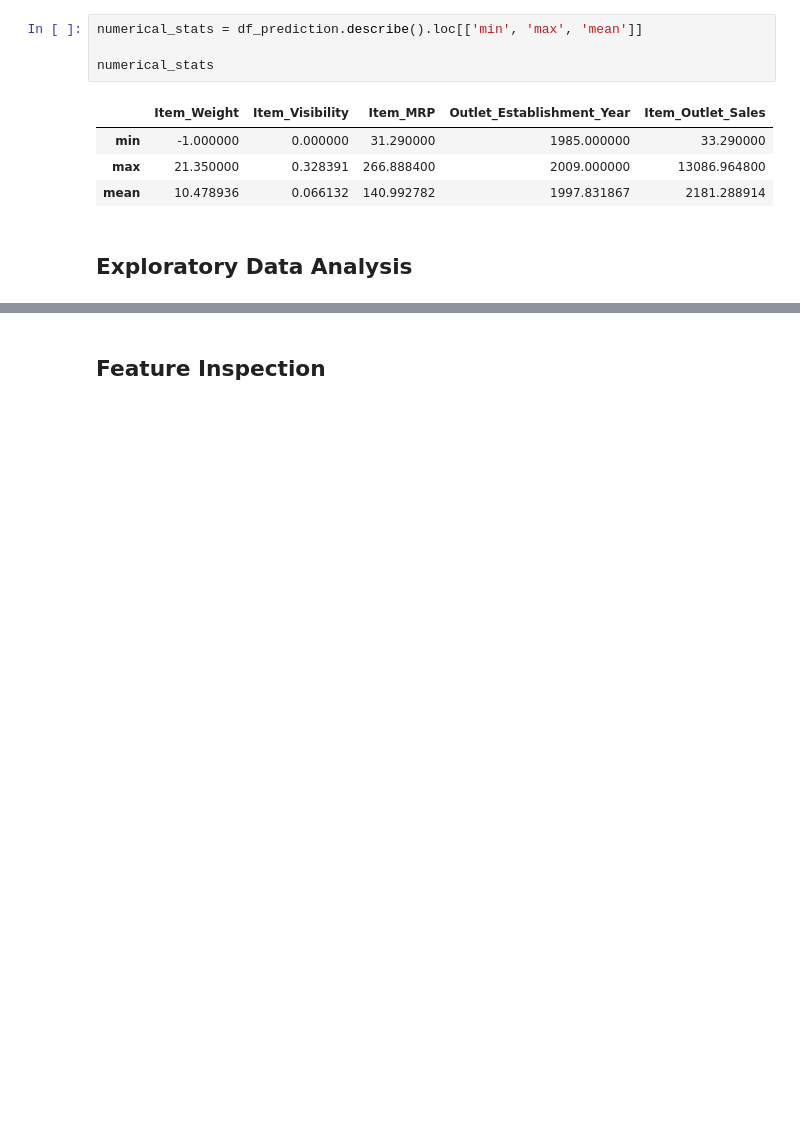
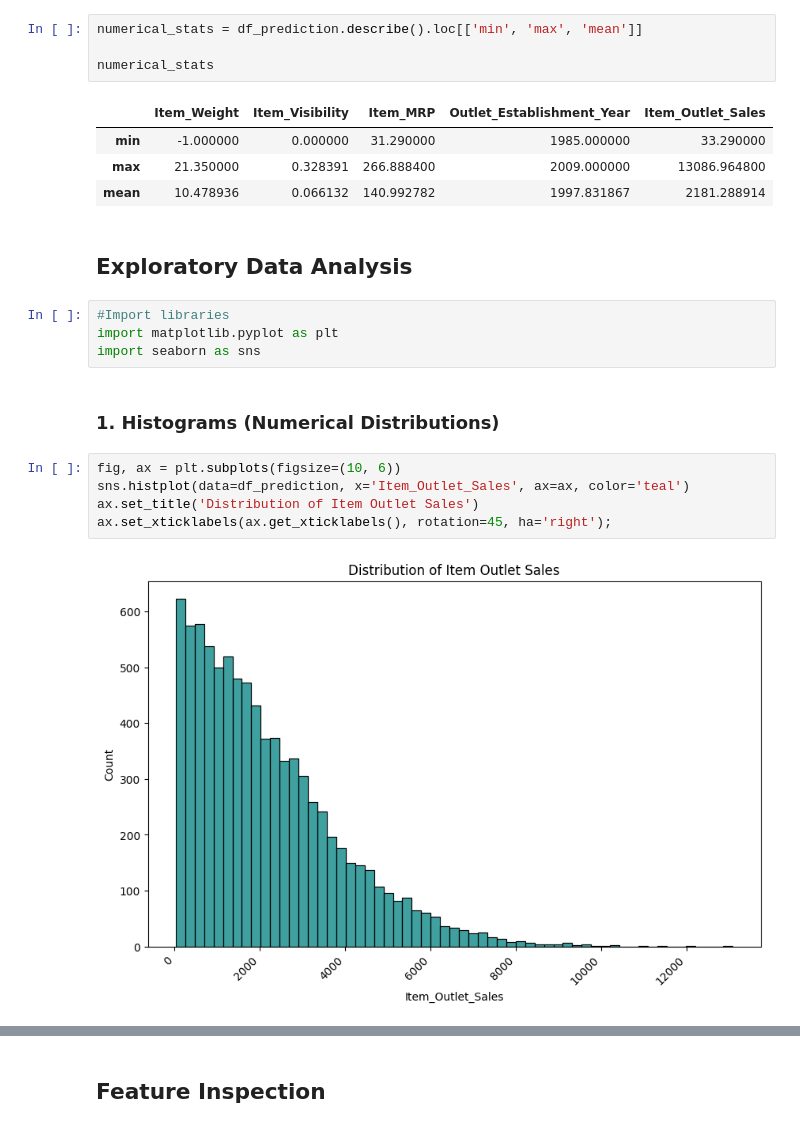
Before and after one commit to insafroumy/Prediction-of-Product-Sales, a Jupyter notebook: prediction_of_product_sales.ipynb, the cells around one changed output, grey strips where cells are left out. Drawn from its saved outputs; the diff is of its cells as text; blank space fills up the shorter version.

```diff
--- a/prediction_of_product_sales.ipynb
+++ b/prediction_of_product_sales.ipynb
@@ -167,3 +167,16 @@ numerical_stats
 | mean | 10.478936 | 0.066132 | 140.992782 | 1997.831867 | 2181.288914 |
 # %% [markdown]
 ## Exploratory Data Analysis
+# %%
+#Import libraries
+import matplotlib.pyplot as plt
+import seaborn as sns
+# %% [markdown]
+### 1. Histograms (Numerical Distributions)
+# %%
+fig, ax = plt.subplots(figsize=(10, 6))
+sns.histplot(data=df_prediction, x='Item_Outlet_Sales', ax=ax, color='teal')
+ax.set_title('Distribution of Item Outlet Sales')
+ax.set_xticklabels(ax.get_xticklabels(), rotation=45, ha='right');
+# %% [output]
+[figure, added]
```
Also changed, not shown: parts of 9 cells of this notebook.
